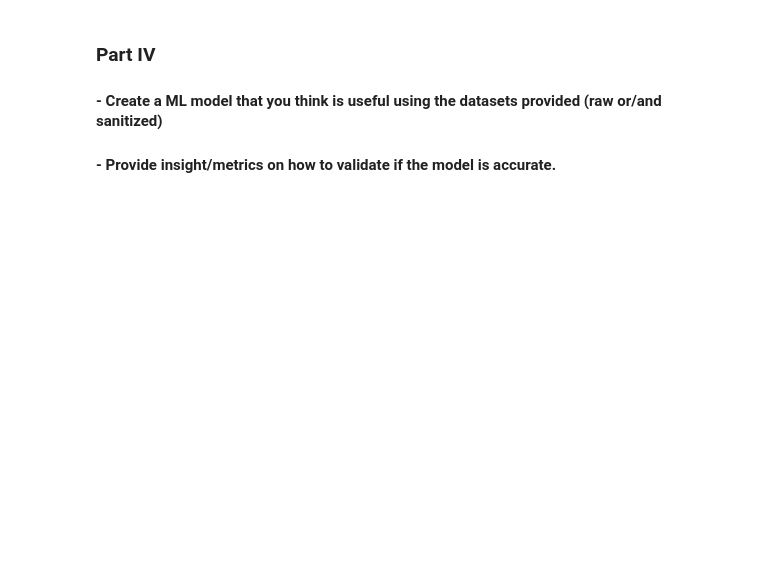
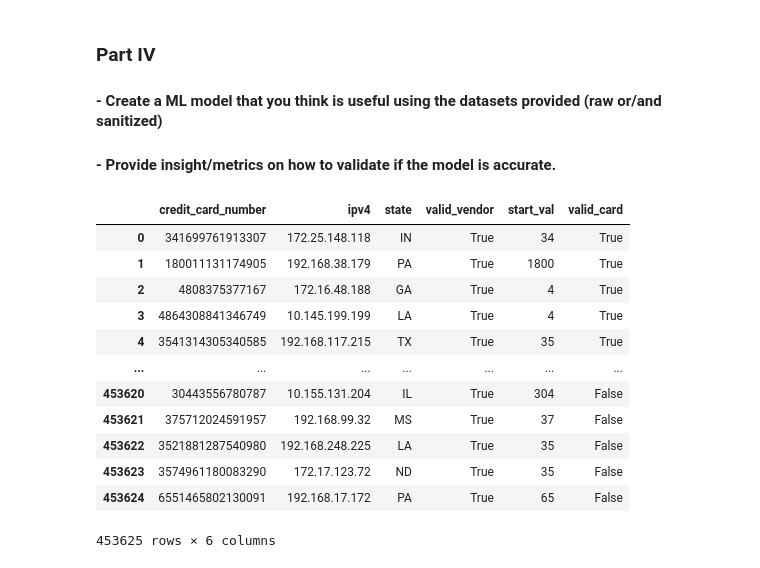
Before and after one commit to sarahkaunitz/code_challenge, a Jupyter notebook: Deloitte_AI_Coding_Challenge_nb.ipynb, the cells around one changed output. Cells and saved outputs as stored; diff of their text form; code cells hidden in the pictures; blank space fills up the shorter version.

```diff
--- a/Deloitte_AI_Coding_Challenge_nb.ipynb
+++ b/Deloitte_AI_Coding_Challenge_nb.ipynb
@@ -423,3 +408,21 @@ final_df.to_csv('valid_results.csv')
 
 #### - Create a ML model that you think is useful using the datasets provided (raw or/and sanitized)
 #### - Provide insight/metrics on how to validate if the model is accurate.
+# %%
+frauddata = ('/Users/sarahkaunitz/Documents/deloitte/AI_Engineer/code_challenge/datasets/modeling_data.csv')
+fraud_data = pd.read_csv(frauddata)
+fraud_data.drop(['Unnamed: 0'], axis=1)
+# %% [output]
+|  | credit_card_number | ipv4 | state | valid_vendor | start_val | valid_card |
+| 0 | 341699761913307 | 172.25.148.118 | IN | True | 34 | True |
+| 1 | 180011131174905 | 192.168.38.179 | PA | True | 1800 | True |
+| 2 | 4808375377167 | 172.16.48.188 | GA | True | 4 | True |
+| 3 | 4864308841346749 | 10.145.199.199 | LA | True | 4 | True |
+| 4 | 3541314305340585 | 192.168.117.215 | TX | True | 35 | True |
+| ... | ... | ... | ... | ... | ... | ... |
+| 453620 | 30443556780787 | 10.155.131.204 | IL | True | 304 | False |
+| 453621 | 375712024591957 | 192.168.99.32 | MS | True | 37 | False |
+| 453622 | 3521881287540980 | 192.168.248.225 | LA | True | 35 | False |
+| 453623 | 3574961180083290 | 172.17.123.72 | ND | True | 35 | False |
+| 453624 | 6551465802130091 | 192.168.17.172 | PA | True | 65 | False |
+453625 rows × 6 columns
```
Also changed, not shown: parts of 18 cells of this notebook, 5 other files.
